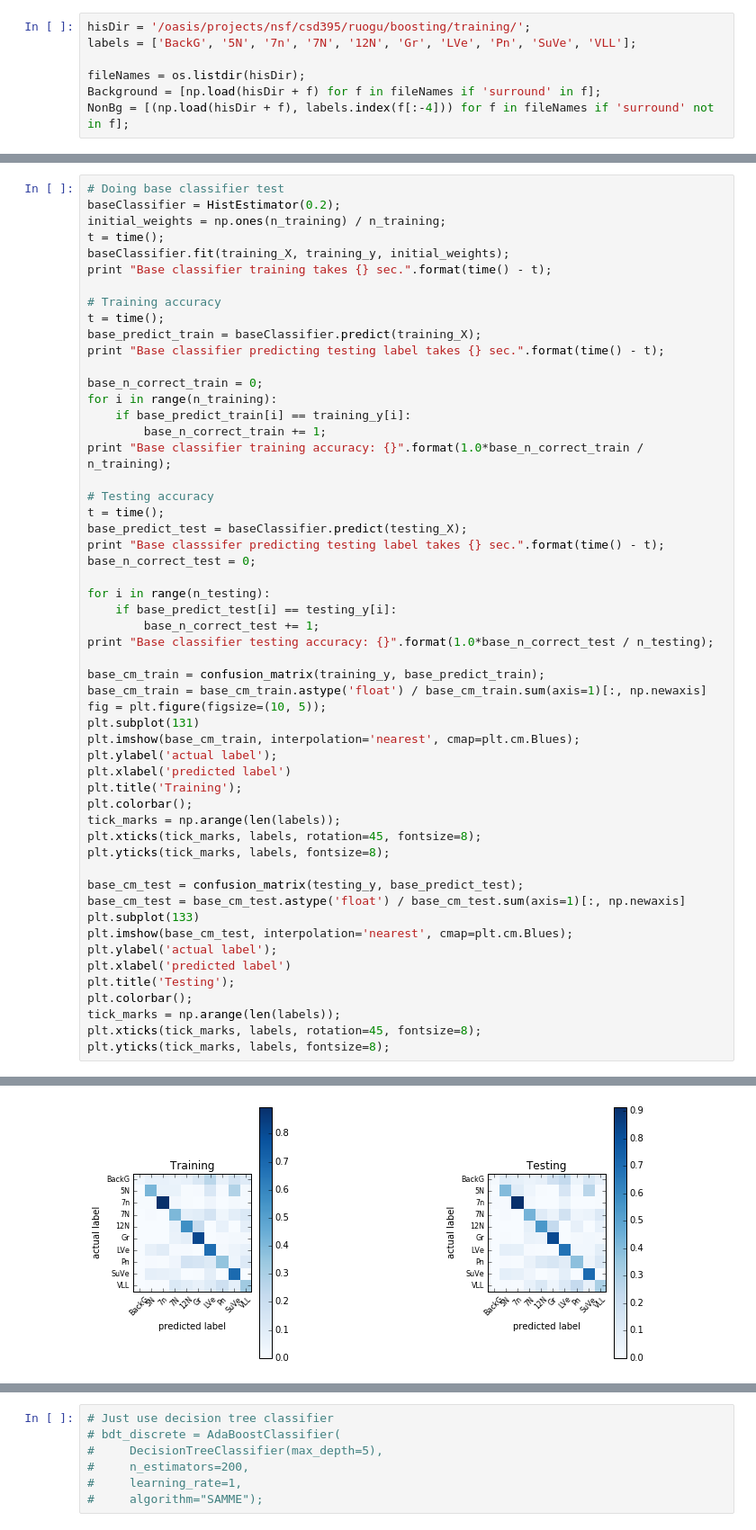
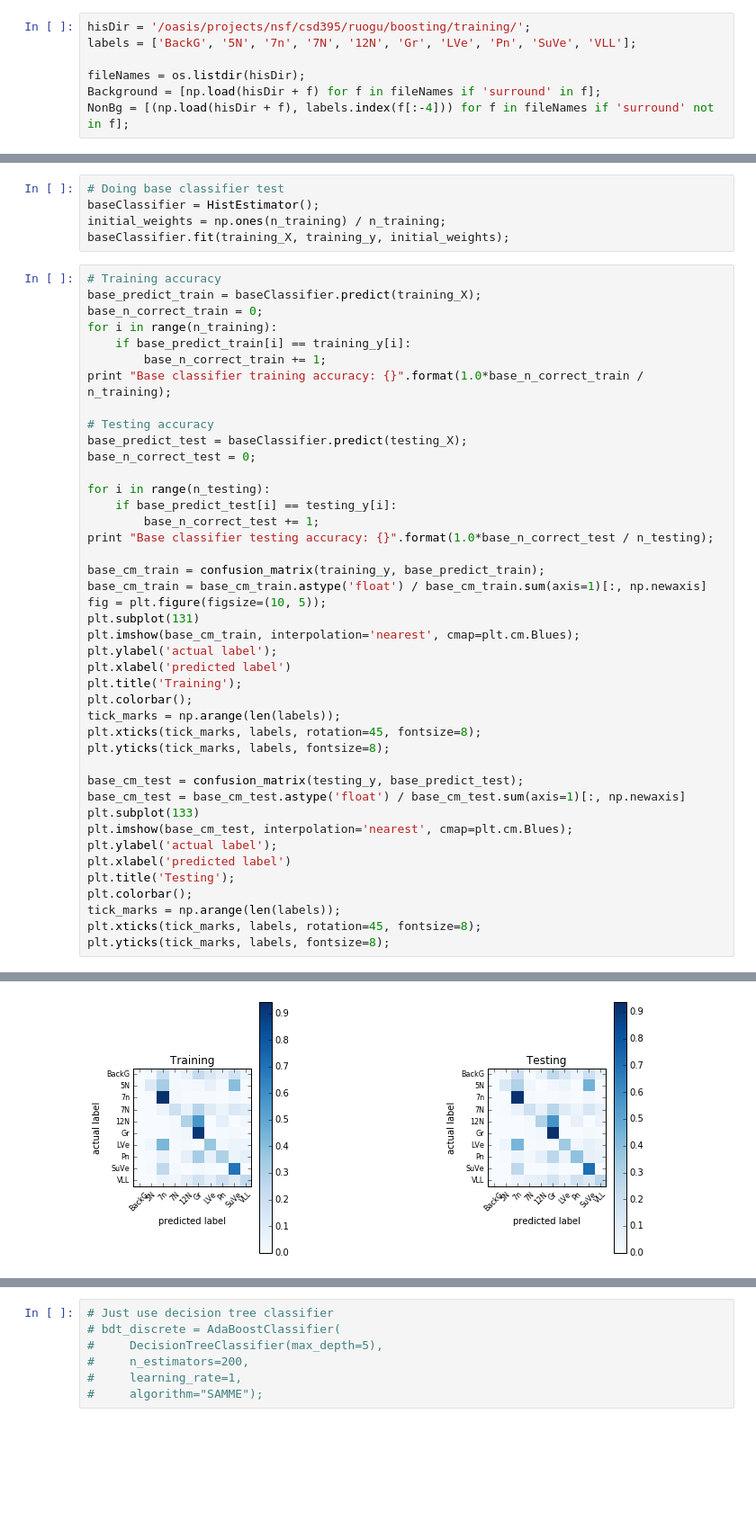
Before and after one commit to rogers140/notebook, a Jupyter notebook: Boosting.ipynb, the cells around one changed output, grey strips where cells are left out. Shown at 90% size. Saved outputs shown, nothing was run; the diff lists cells and outputs as text; blank space fills up the shorter version.

Commit message:
test on discrete adaboosting

```diff
--- a/Boosting.ipynb
+++ b/Boosting.ipynb
@@ -124,16 +103,11 @@ class HistEstimator (BaseEstimator, ClassifierMixin):
+# %%
+# Doing base classifier test
+baseClassifier = HistEstimator();
+initial_weights = np.ones(n_training) / n_training;
+baseClassifier.fit(training_X, training_y, initial_weights);
 # %%
-# Doing base classifier test
-baseClassifier = HistEstimator(0.2);
-initial_weights = np.ones(n_training) / n_training;
-t = time();
-baseClassifier.fit(training_X, training_y, initial_weights);
-print "Base classifier training takes {} sec.".format(time() - t);
-
 # Training accuracy
-t = time();
 base_predict_train = baseClassifier.predict(training_X);
-print "Base classifier predicting testing label takes {} sec.".format(time() - t);
-
 base_n_correct_train = 0;
 for i in range(n_training):
     if base_predict_train[i] == training_y[i]:
@@ -141,9 +115,7 @@ for i in range(n_training):
 print "Base classifier training accuracy: {}".format(1.0*base_n_correct_train / n_training);
 
 # Testing accuracy
-t = time();
 base_predict_test = baseClassifier.predict(testing_X);
-print "Base classsifer predicting testing label takes {} sec.".format(time() - t);
 base_n_correct_test = 0;
 
 for i in range(n_testing):
@@ -184,4 +153,4 @@ Base classifier testing accuracy: 0.51861167002
-[figure, old version]
+[figure, new version]
 # %%
 # Apply base classifier to ada boost
 bst_base = AdaBoostClassifier(
```
Also changed, not shown: parts of 12 cells of this notebook.
